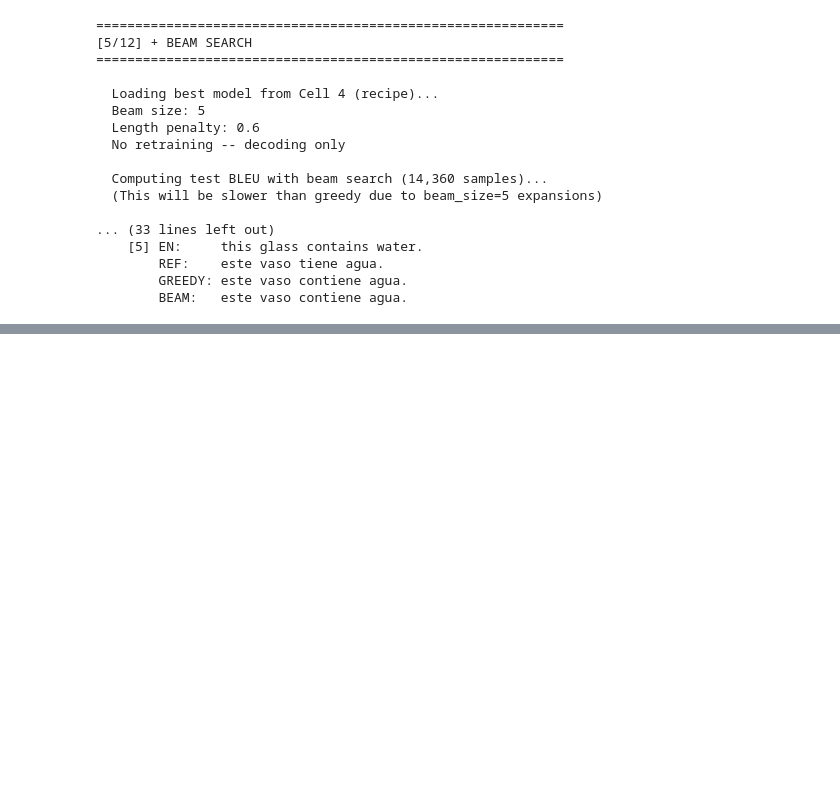
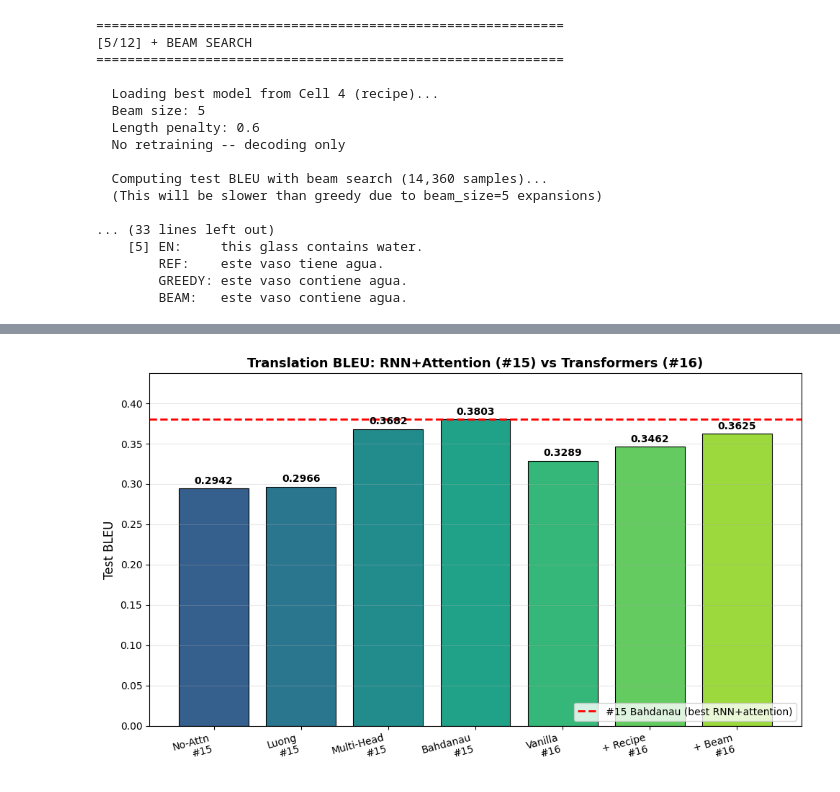
Before and after one commit to GoudyMT/ml-framework-comparison, a Jupyter notebook: PyTorch/16-transformers/pipeline.ipynb, the cells around one changed output, grey strips where cells are left out. Saved outputs shown, nothing was run; the diff lists cells and outputs as text; code cells hidden in the pictures; blank space fills up the shorter version.

Commit message:
feat: transformers - completed pipeline with comparison between models explored

```diff
--- a/PyTorch/16-transformers/pipeline.ipynb
+++ b/PyTorch/16-transformers/pipeline.ipynb
@@ -1406,0 +1521,93 @@ beam_results = {
+# %%
+# Step 6b: BLEU Progression + Training Curves
+"""
+The capstone visualizations for the translation comparison:
+
+1. BLEU progression bar chart -- all Transformer variants + #15
+   baselines, with #15 Bahdanau as a horizontal reference line.
+   This is THE portfolio chart for Model #16.
+
+2. Training curves overlay -- val BLEU per epoch for vanilla vs
+   recipe, showing the training dynamics difference. Vanilla
+   converges faster initially; recipe climbs steadily with the
+   warmup schedule.
+"""
+
+print("=" * 60)
+print("[6b/12] BLEU PROGRESSION + TRAINING CURVES")
+print("=" * 60)
+
+# BLEU progression chart
+# Show cumulative progression: vanilla -> recipe -> beam, with #15 baseline
+all_names = [
+    'No-Attn\n#15',
+    'Luong\n#15',
+    'Multi-Head\n#15',
+    'Bahdanau\n#15',
+    'Vanilla\n#16',
+    '+ Recipe\n#16',
+    '+ Beam\n#16',
+]
+
+all_bleus = [
+    0.2942,                           # No-Attention #15
+    0.2966,                           # Luong #15
+    0.3682,                           # Multi-Head #15
+    0.3803,                           # Bahdanau #15 (the baseline)
+    vanilla_results['test_bleu'],     # Vanilla Transformer
+    recipe_results['test_bleu'],      # Recipe Transformer
+    beam_results['test_bleu'],        # Beam search on recipe
+]
+
+plot_bleu_progression(
+    model_names=all_names,
+    bleu_scores=all_bleus,
+    baseline_bleu=0.3803,
+    baseline_label='#15 Bahdanau (best RNN+attention)',
+    title='Translation BLEU: RNN+Attention (#15) vs Transformers (#16)',
+    save_path=f'{RESULTS_DIR}/bleu_progression.png'
+)
+print(f"  Saved: {RESULTS_DIR}/bleu_progression.png")
+
+# Training curves overlay (vanilla vs recipe)
+fig, axes = plt.subplots(1, 2, figsize=(13, 4.5))
+
+# Loss curves
+epochs_vanilla = list(range(1, len(vanilla_results['train_losses']) + 1))
+epochs_recipe = list(range(1, len(recipe_results['train_losses']) + 1))
+
+axes[0].plot(epochs_vanilla, vanilla_results['train_losses'],
+             label='Vanilla', color='steelblue', linewidth=2)
+axes[0].plot(epochs_recipe, recipe_results['train_losses'],
+             label='Recipe (+ label smoothing)', color='darkorange', linewidth=2)
+axes[0].set_xlabel('Epoch')
+axes[0].set_ylabel('Training Loss')
+axes[0].set_title('Training Loss')
+axes[0].legend()
+axes[0].grid(True, alpha=0.3)
+
+# Val BLEU curves
+axes[1].plot(epochs_vanilla, vanilla_results['val_bleus'],
+             label='Vanilla', color='steelblue', linewidth=2, marker='o', markersize=4)
+axes[1].plot(epochs_recipe, recipe_results['val_bleus'],
+             label='Recipe', color='darkorange', linewidth=2, marker='s', markersize=4)
+axes[1].axhline(y=0.3803, color='red', linestyle='--', alpha=0.7,
+                label='#15 Bahdanau')
+axes[1].set_xlabel('Epoch')
+axes[1].set_ylabel('Validation BLEU (500 samples)')
+axes[1].set_title('Validation BLEU per Epoch')
+axes[1].legend(loc='lower right', fontsize=9)
+axes[1].grid(True, alpha=0.3)
+
+plt.tight_layout()
+plt.savefig(f'{RESULTS_DIR}/training_curves.png', dpi=150, bbox_inches='tight')
+plt.show()
+print(f"\n  Saved: {RESULTS_DIR}/training_curves.png")
+
+print(f"\n  Training dynamics observations:")
+print(f"    Vanilla final loss: {vanilla_results['train_losses'][-1]:.4f}")
+print(f"    Recipe final loss:  {recipe_results['train_losses'][-1]:.4f}")
+print(f"    (Loss values not directly comparable -- label smoothing inflates recipe loss)")
+print(f"\n    Vanilla best val BLEU: {vanilla_results['best_val_bleu']:.4f}")
+print(f"    Recipe best val BLEU:  {recipe_results['best_val_bleu']:.4f}")
+# %% [output]
@@ -1406,0 +1617 @@ beam_results = {
+[figure, added]
```
Also changed, not shown: parts of 10 cells of this notebook, 8 other files.
